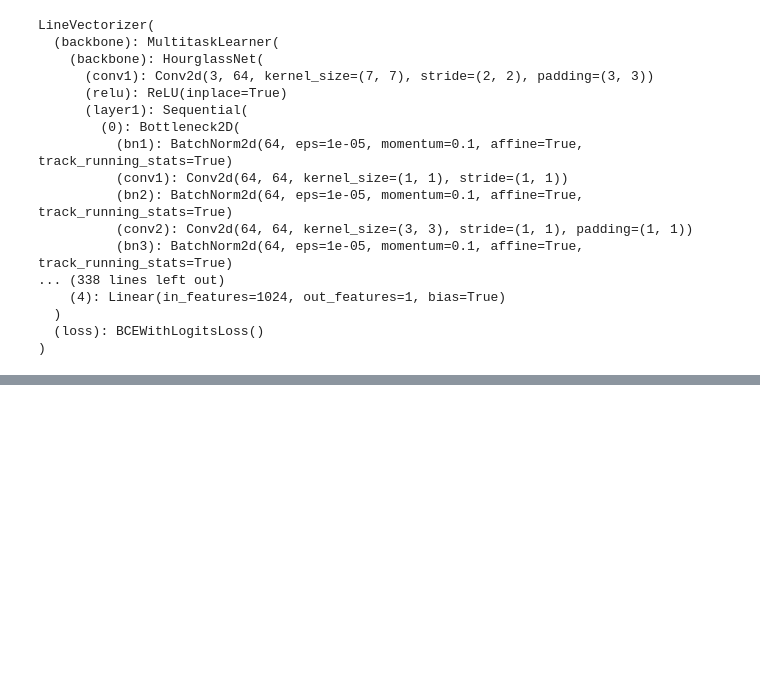
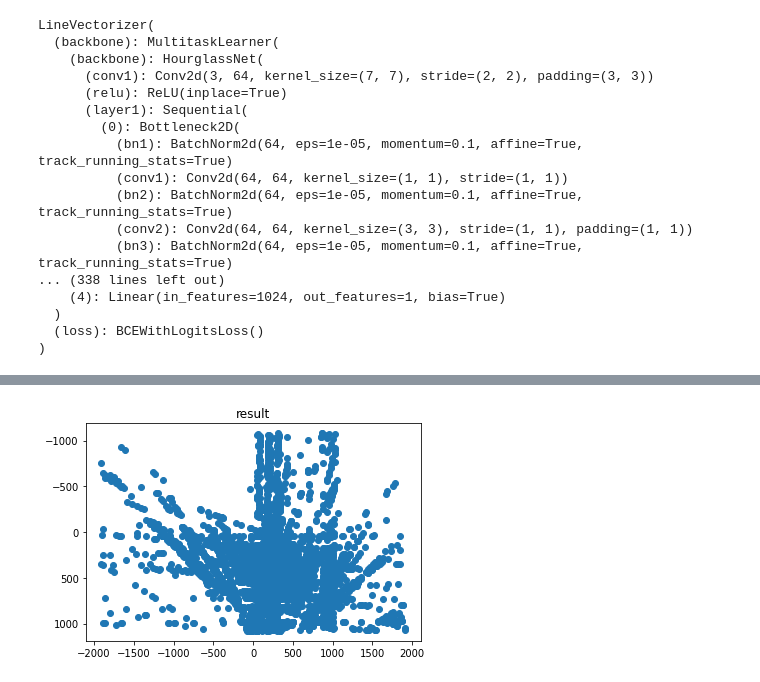
Before and after one commit to basemprince/court_detection, a Jupyter notebook: demo.ipynb, the cells around one changed output, grey strips where cells are left out. Saved outputs shown, nothing was run; the diff lists cells and outputs as text; code cells hidden in the pictures; blank space fills up the shorter version.

```diff
--- a/demo.ipynb
+++ b/demo.ipynb
@@ -191,2 +201,19 @@ nlines, nscores = postprocess(lines, scores, diag * 0.01, 0, False)
+# %%
+def get_intersect(a1, a2, b1, b2):
+    """
+    Returns the point of intersection of the lines passing through a2,a1 and b2,b1.
+    a1: [x, y] a point on the first line
+    a2: [x, y] another point on the first line
+    b1: [x, y] a point on the second line
+    b2: [x, y] another point on the second line
+    """
+    s = np.vstack([a1,a2,b1,b2])        # s for stacked
+    h = np.hstack((s, np.ones((4, 1)))) # h for homogeneous
+    l1 = np.cross(h[0], h[1])           # get first line
+    l2 = np.cross(h[2], h[3])           # get second line
+    x, y, z = np.cross(l1, l2)          # point of intersection
+    if z == 0:                          # lines are parallel
+        return (float('inf'), float('inf'))
+    return (x/z, y/z)
 # %%
 t = 0.94
@@ -227,0 +300,14 @@ plt.close()
+# %%
+intersect_points = []
+for i in range(len(nlines)):
+    for j in range(i+1,len(nlines)):
+        inter = get_intersect(nlines[i][0],nlines[i][1],nlines[j][0],nlines[j][1])
+        if abs(inter[1])< im.shape[0] and abs(inter[0])< im.shape[1]:
+            intersect_points.append(inter)
+# %%
+plt.title('result')
+plt.scatter([i[0] for i in intersect_points],[i[1] for i in intersect_points])
+plt.gca().invert_yaxis()
+# plt.imshow(im)
+# %% [output]
+[figure, added]
```
Also changed, not shown: parts of 25 cells of this notebook, 4 other files.
